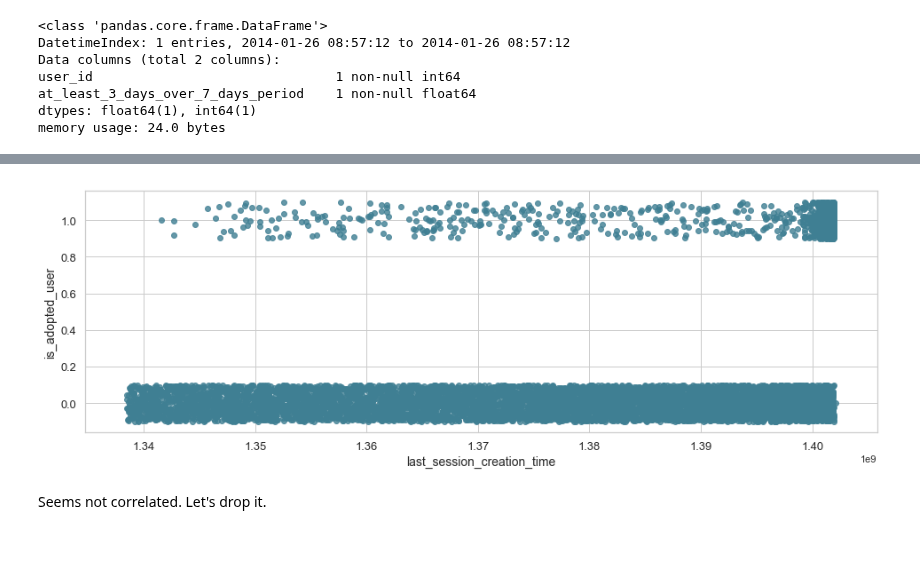
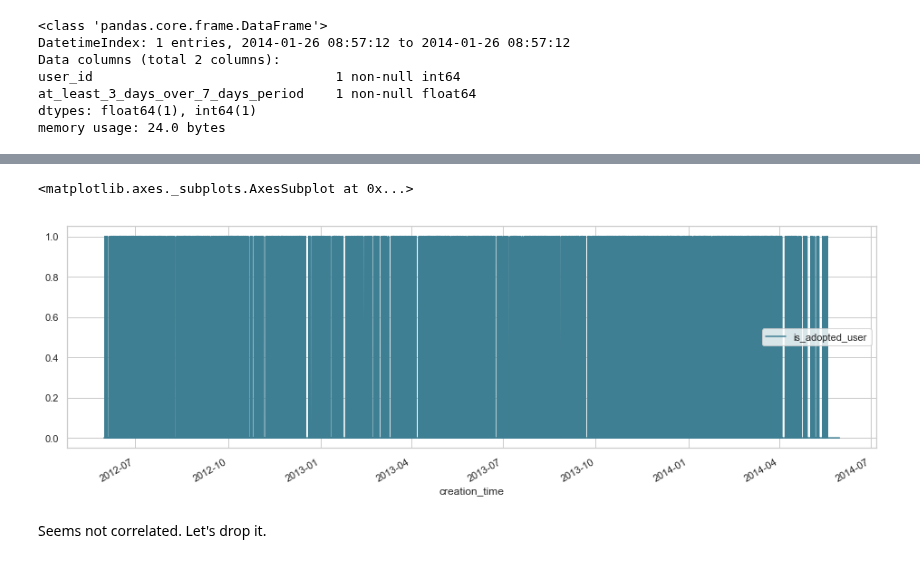
Before and after one commit to nicolechao/springboard-data-science, a Jupyter notebook: Mini Projects and Exercises/User Engagement Data Analysis/analysis.ipynb, the cells around one changed output, grey strips where cells are left out. Cells and saved outputs as stored; diff of their text form; code cells hidden in the pictures.

```diff
--- a/Mini Projects and Exercises/User Engagement Data Analysis/analysis.ipynb
+++ b/Mini Projects and Exercises/User Engagement Data Analysis/analysis.ipynb
@@ -206,5 +206,10 @@ dtypes: float64(1), int64(1)
 memory usage: 24.0 bytes
 # %%
 # Not sure if creation_time correlates adopted user. Let's quickly plot it to visualize it.
-plot_scatter(x = "creation_time", y = "is_adopted_user", data = df_users)
+df_creation_time_vs_is_adopted_user = df_users[['creation_time', 'is_adopted_user']]
+df_creation_time_vs_is_adopted_user = df_creation_time_vs_is_adopted_user.set_index('creation_time')
+df_creation_time_vs_is_adopted_user['is_adopted_user'] = df_creation_time_vs_is_adopted_user['is_adopted_user'].astype(float)
+print(df_creation_time_vs_is_adopted_user.head())
+
+df_creation_time_vs_is_adopted_user.plot(figsize = (16, 5))
 # %% [output]
@@ -211,4 +223,5 @@ plot_scatter(x = "creation_time", y = "is_adopted_user", data = df_users)
+<matplotlib.axes._subplots.AxesSubplot at 0x...>
-[figure, old version]
+[figure, new version]
 # %% [markdown]
 Seems not correlated. Let's drop it.
 # %%
```
Also changed, not shown: parts of 21 cells of this notebook.
